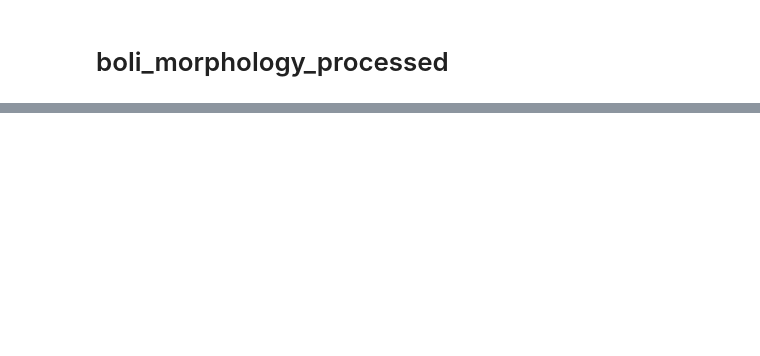
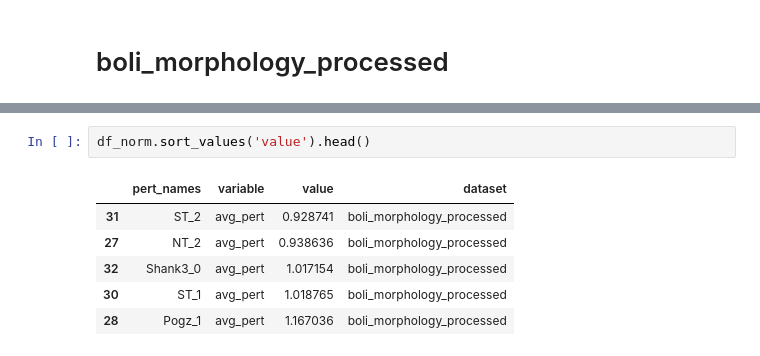
Before and after one commit to glyjtha/systema, a Jupyter notebook: notebook/benchmark.ipynb, the cells around one changed output, grey strips where cells are left out. Drawn from its saved outputs; the diff is of its cells as text; blank space fills up the shorter version.

```diff
--- a/notebook/benchmark.ipynb
+++ b/notebook/benchmark.ipynb
@@ -282,0 +314,9 @@ plot_systematic_variation(df, dataset_name, pert_names)
+# %%
+df_norm.sort_values('value').head()
+# %% [output]
+|  | pert_names | variable | value | dataset |
+| 31 | ST_2 | avg_pert | 0.928741 | boli_morphology_processed |
+| 27 | NT_2 | avg_pert | 0.938636 | boli_morphology_processed |
+| 32 | Shank3_0 | avg_pert | 1.017154 | boli_morphology_processed |
+| 30 | ST_1 | avg_pert | 1.018765 | boli_morphology_processed |
+| 28 | Pogz_1 | avg_pert | 1.167036 | boli_morphology_processed |
```
Also changed, not shown: parts of 23 cells of this notebook, 4 other files.
